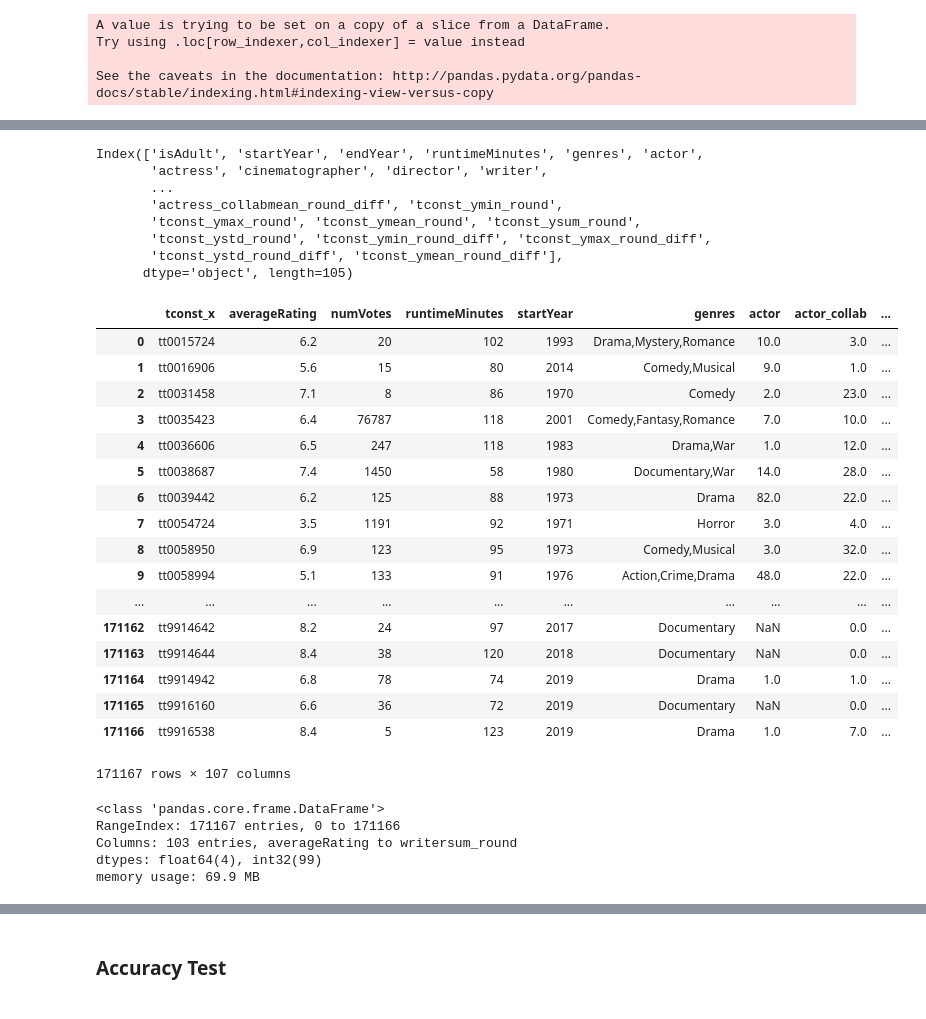
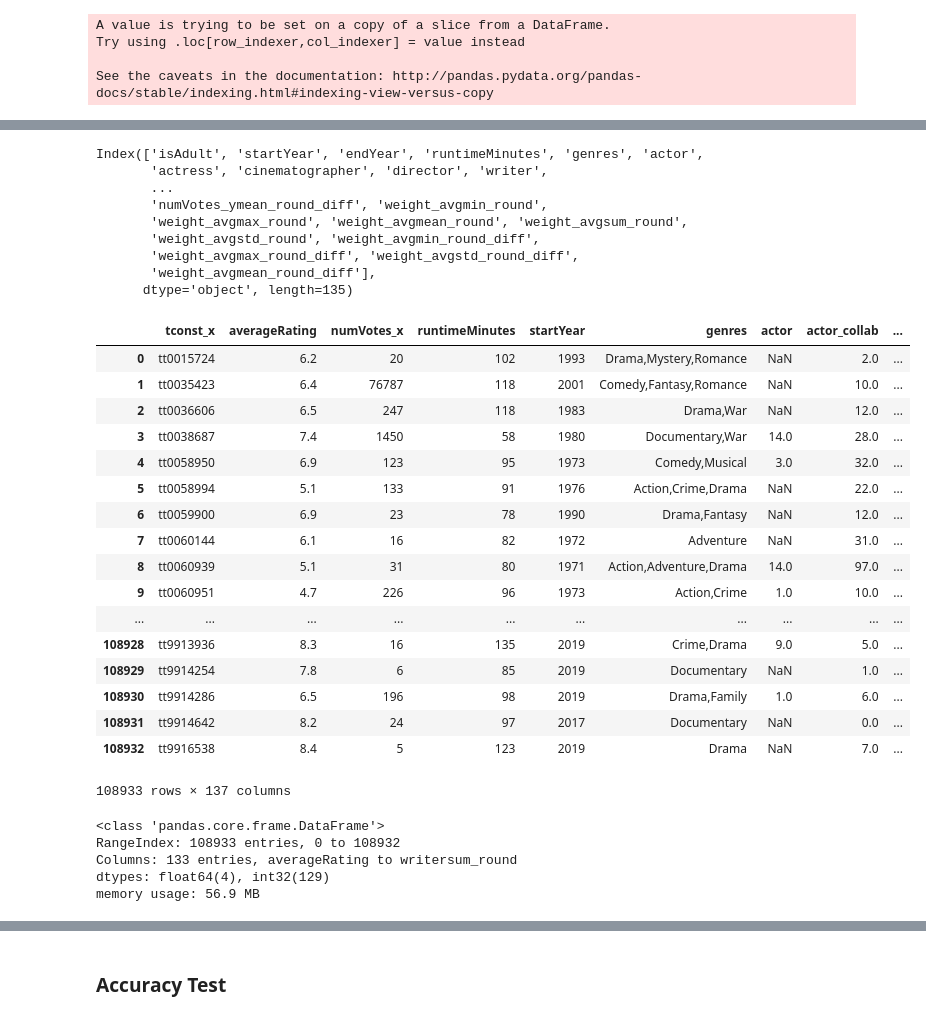
Before and after one commit to kvongrassamy/movie_review_pred, a Jupyter notebook: Model.ipynb, the cells around one changed output, grey strips where cells are left out. Drawn from its saved outputs; the diff is of its cells as text; code cells hidden in the pictures.

Commit message:
adding in weight average

```diff
--- a/Model.ipynb
+++ b/Model.ipynb
@@ -148,7 +148,7 @@ m = m[m.startYear >= 1970].dropna(subset=['runtimeMinutes'])
 
 m
 cross = pd.read_csv('data/title_principals/data.tsv', sep ='	')
-cross = cross[['tconst', 'nconst']]
+cross = cross[['tconst', 'nconst', 'category']]
 
 rate2 = pd.read_csv('data/title_rating/data.tsv', sep ='	')
 # %%
@@ -156,7 +156,7 @@ m = pd.merge(rate2, m, on='tconst')
 m = pd.merge(cross, m, on='tconst')
 res = []
 for i in list(set(m.startYear)):
-    weight = m[m.startYear <= i]
+    weight = m[(m.startYear < i) & (m.category =='director')]
     weight['multiply'] = weight['averageRating']*weight['numVotes']
     mult = weight.groupby('nconst')['multiply'].sum()
     sum_votes = weight.groupby('nconst')['numVotes'].sum()
@@ -177,4 +177,4 @@ See the caveats in the documentation: http://pandas.pydata.org/pandas-docs/stabl
 # %%
 res = pd.concat(res).reset_index()
 # %%
-pd.merge(movie, res, on = ['nconst','startYear'])
+movie = pd.merge(movie, res, on = ['nconst','startYear'])
@@ -214,35 +195,36 @@ movie.columns[7:]
 Index(['isAdult', 'startYear', 'endYear', 'runtimeMinutes', 'genres', 'actor',
        'actress', 'cinematographer', 'director', 'writer',
        ...
-       'actress_collabmean_round_diff', 'tconst_ymin_round',
-       'tconst_ymax_round', 'tconst_ymean_round', 'tconst_ysum_round',
-       'tconst_ystd_round', 'tconst_ymin_round_diff', 'tconst_ymax_round_diff',
-       'tconst_ystd_round_diff', 'tconst_ymean_round_diff'],
-      dtype='object', length=105)
+       'numVotes_ymean_round_diff', 'weight_avgmin_round',
+       'weight_avgmax_round', 'weight_avgmean_round', 'weight_avgsum_round',
+       'weight_avgstd_round', 'weight_avgmin_round_diff',
+       'weight_avgmax_round_diff', 'weight_avgstd_round_diff',
+       'weight_avgmean_round_diff'],
+      dtype='object', length=135)
 # %%
 movie = movie.drop(columns='endYear')
-grp = movie.groupby(['tconst_x', 'averageRating', 'numVotes', 'runtimeMinutes','startYear','genres'])[movie.columns[7:]].max().reset_index()
+grp = movie.groupby(['tconst_x', 'averageRating', 'numVotes_x', 'runtimeMinutes','startYear','genres'])[movie.columns[7:]].max().reset_index()
 #cnts = pd.concat([cnts, pd.get_dummies(cnts.genres, prefix_sep=',')], axis=1).drop(columns=['numVotes','genres', 'tconst','startYear']).fillna(0)
 grp
 # %% [output]
-|  | tconst_x | averageRating | numVotes | runtimeMinutes | startYear | genres | actor | actor_collab | ... |
-| 0 | tt0015724 | 6.2 | 20 | 102 | 1993 | Drama,Mystery,Romance | 10.0 | 3.0 | ... |
-| 1 | tt0016906 | 5.6 | 15 | 80 | 2014 | Comedy,Musical | 9.0 | 1.0 | ... |
-| 2 | tt0031458 | 7.1 | 8 | 86 | 1970 | Comedy | 2.0 | 23.0 | ... |
-| 3 | tt0035423 | 6.4 | 76787 | 118 | 2001 | Comedy,Fantasy,Romance | 7.0 | 10.0 | ... |
-| 4 | tt0036606 | 6.5 | 247 | 118 | 1983 | Drama,War | 1.0 | 12.0 | ... |
-| 5 | tt0038687 | 7.4 | 1450 | 58 | 1980 | Documentary,War | 14.0 | 28.0 | ... |
-| 6 | tt0039442 | 6.2 | 125 | 88 | 1973 | Drama | 82.0 | 22.0 | ... |
-| 7 | tt0054724 | 3.5 | 1191 | 92 | 1971 | Horror | 3.0 | 4.0 | ... |
-| 8 | tt0058950 | 6.9 | 123 | 95 | 1973 | Comedy,Musical | 3.0 | 32.0 | ... |
-| 9 | tt0058994 | 5.1 | 133 | 91 | 1976 | Action,Crime,Drama | 48.0 | 22.0 | ... |
+|  | tconst_x | averageRating | numVotes_x | runtimeMinutes | startYear | genres | actor | actor_collab | ... |
+| 0 | tt0015724 | 6.2 | 20 | 102 | 1993 | Drama,Mystery,Romance | NaN | 2.0 | ... |
+| 1 | tt0035423 | 6.4 | 76787 | 118 | 2001 | Comedy,Fantasy,Romance | NaN | 10.0 | ... |
+| 2 | tt0036606 | 6.5 | 247 | 118 | 1983 | Drama,War | NaN | 12.0 | ... |
+| 3 | tt0038687 | 7.4 | 1450 | 58 | 1980 | Documentary,War | 14.0 | 28.0 | ... |
+| 4 | tt0058950 | 6.9 | 123 | 95 | 1973 | Comedy,Musical | 3.0 | 32.0 | ... |
+| 5 | tt0058994 | 5.1 | 133 | 91 | 1976 | Action,Crime,Drama | NaN | 22.0 | ... |
+| 6 | tt0059900 | 6.9 | 23 | 78 | 1990 | Drama,Fantasy | NaN | 12.0 | ... |
+| 7 | tt0060144 | 6.1 | 16 | 82 | 1972 | Adventure | NaN | 31.0 | ... |
+| 8 | tt0060939 | 5.1 | 31 | 80 | 1971 | Action,Adventure,Drama | 14.0 | 97.0 | ... |
+| 9 | tt0060951 | 4.7 | 226 | 96 | 1973 | Action,Crime | 1.0 | 10.0 | ... |
 | ... | ... | ... | ... | ... | ... | ... | ... | ... | ... |
-| 171162 | tt9914642 | 8.2 | 24 | 97 | 2017 | Documentary | NaN | 0.0 | ... |
-| 171163 | tt9914644 | 8.4 | 38 | 120 | 2018 | Documentary | NaN | 0.0 | ... |
-| 171164 | tt9914942 | 6.8 | 78 | 74 | 2019 | Drama | 1.0 | 1.0 | ... |
-| 171165 | tt9916160 | 6.6 | 36 | 72 | 2019 | Documentary | NaN | 0.0 | ... |
-| 171166 | tt9916538 | 8.4 | 5 | 123 | 2019 | Drama | 1.0 | 7.0 | ... |
+| 108928 | tt9913936 | 8.3 | 16 | 135 | 2019 | Crime,Drama | 9.0 | 5.0 | ... |
+| 108929 | tt9914254 | 7.8 | 6 | 85 | 2019 | Documentary | NaN | 1.0 | ... |
+| 108930 | tt9914286 | 6.5 | 196 | 98 | 2019 | Drama,Family | 1.0 | 6.0 | ... |
+| 108931 | tt9914642 | 8.2 | 24 | 97 | 2017 | Documentary | NaN | 0.0 | ... |
+| 108932 | tt9916538 | 8.4 | 5 | 123 | 2019 | Drama | NaN | 7.0 | ... |
-171167 rows × 107 columns
+108933 rows × 137 columns
 # %%
 grp.iloc[:, 8:] = grp.fillna(0).iloc[:, 8:].astype('int')
 grp['runtimeMinutes'] = grp['runtimeMinutes'].astype('float64')
@@ -251,12 +233,12 @@ grp['averageRating'] = round(grp['averageRating'])
 # %%
-grp = grp.drop(columns=['numVotes','genres', 'tconst_x','startYear'])
+grp = grp.drop(columns=['numVotes_x','genres', 'tconst_x','startYear'])
 grp.info()
 # %% [output]
 <class 'pandas.core.frame.DataFrame'>
-RangeIndex: 171167 entries, 0 to 171166
-Columns: 103 entries, averageRating to writersum_round
-dtypes: float64(4), int32(99)
-memory usage: 69.9 MB
+RangeIndex: 108933 entries, 0 to 108932
+Columns: 133 entries, averageRating to writersum_round
+dtypes: float64(4), int32(129)
+memory usage: 56.9 MB
 # %%
 X = grp.drop(columns='averageRating')
 y = grp['averageRating']
```
Also changed, not shown: parts of 17 cells of this notebook, 1 other file.
